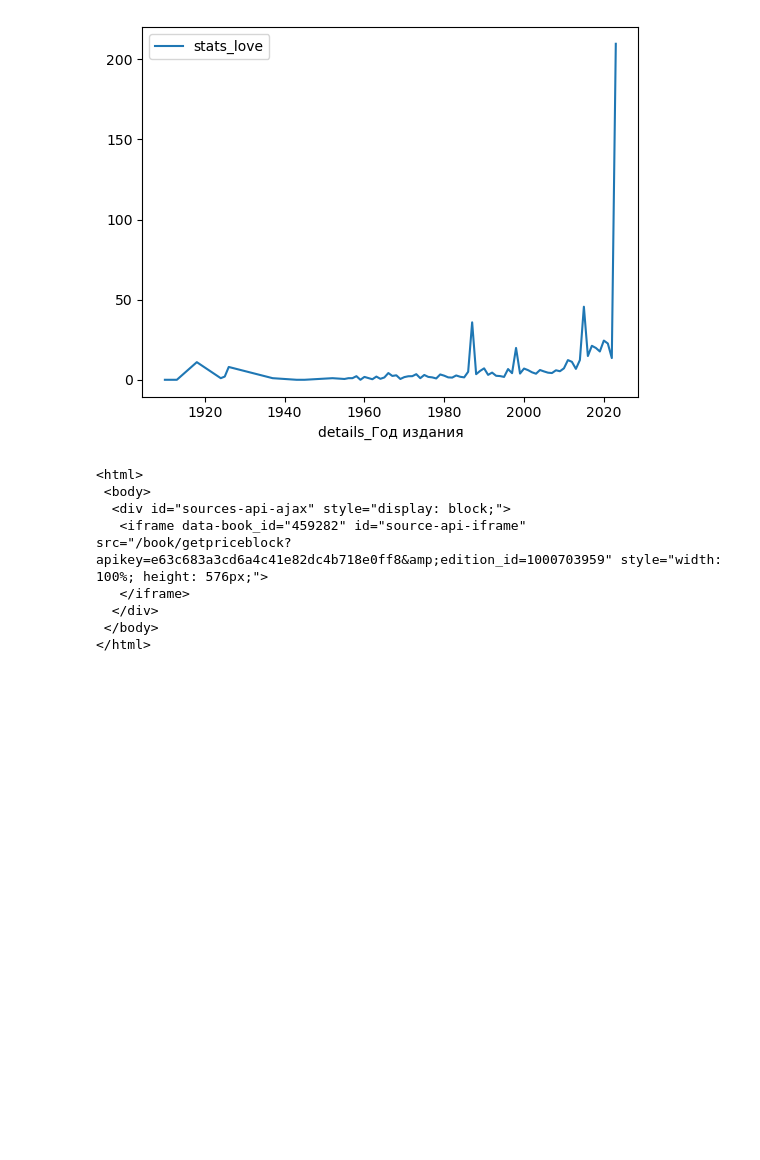
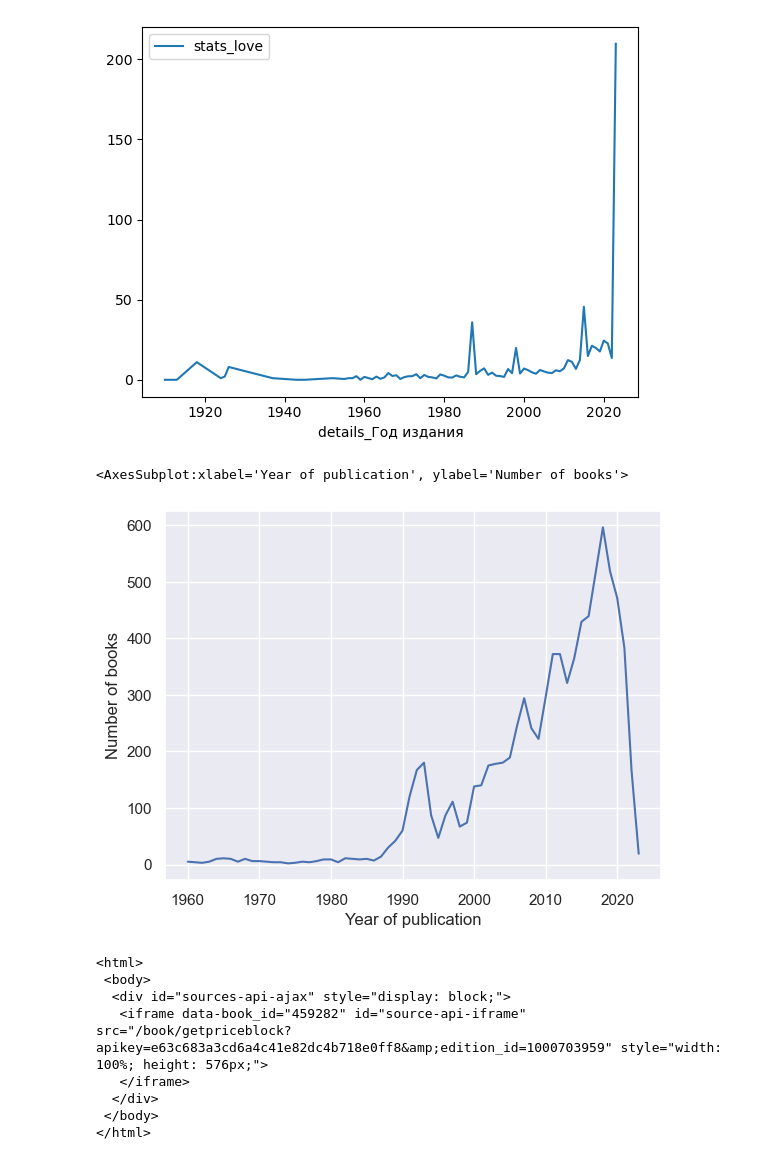
Before and after one commit to ansafronov/FantLitrature_Project, a Jupyter notebook: Data_collection.ipynb, the cells around one changed output. Cells and saved outputs as stored; diff of their text form; code cells hidden in the pictures; blank space fills up the shorter version.

```diff
--- a/Data_collection.ipynb
+++ b/Data_collection.ipynb
@@ -289,6 +625,14 @@ for el in ['stats_love']:
     ).plot(ax=ax)
 # %% [output]
 [figure]
+# %%
+book_df.groupby('details_Год издания')['book-name'].count().loc[1960:].plot(
+    xlabel='Year of publication',
+    ylabel='Number of books'
+)
+# %% [output]
+<AxesSubplot:xlabel='Year of publication', ylabel='Number of books'>
+[figure, added]
 # %%
 # driver.quit()
 driver = webdriver.Safari()
```
Also changed, not shown: parts of 62 cells of this notebook, 2 other files.
